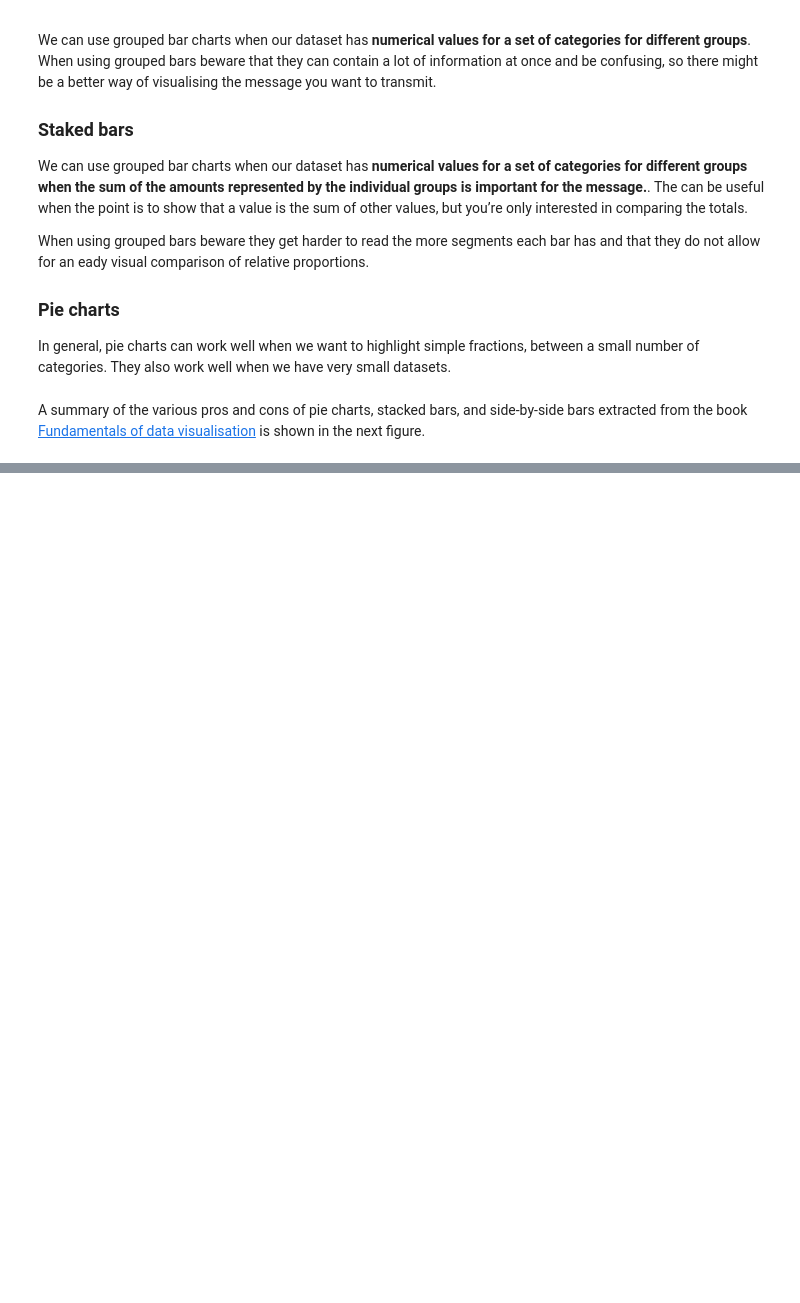
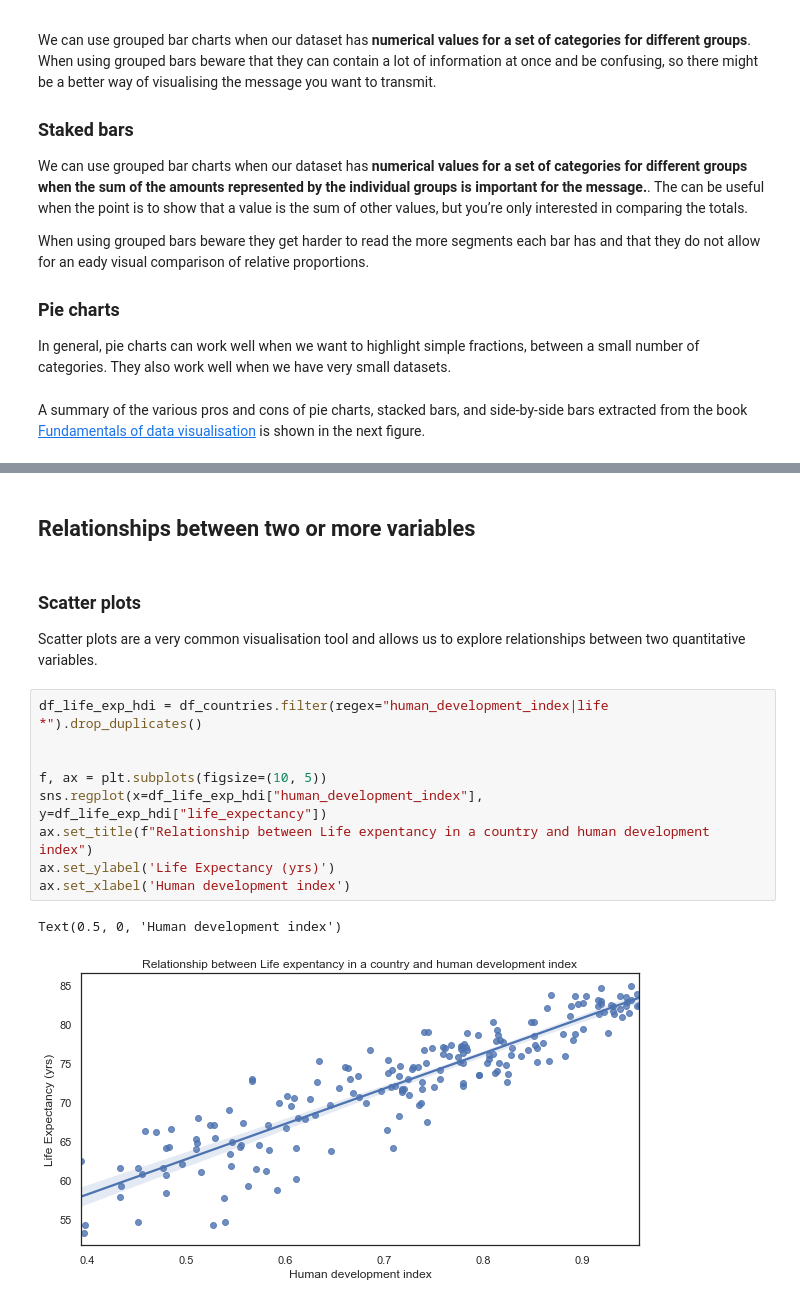
Before and after one commit to alan-turing-institute/rds-course, a Jupyter notebook: coursebook/modules/m3/m3.3.ipynb, the cells around one changed output, grey strips where cells are left out. Drawn from its saved outputs; the diff is of its cells as text; blank space fills up the shorter version.

```diff
--- a/coursebook/modules/m3/m3.3.ipynb
+++ b/coursebook/modules/m3/m3.3.ipynb
@@ -196,3 +263,21 @@ In general, pie charts can work well when we want to highlight simple fractions,
 A summary of the various pros and cons of pie charts, stacked bars, and side-by-side bars extracted from the book [Fundamentals of data visualisation](https://clauswilke.com/dataviz/visualizing-proportions.html#a-case-for-pie-charts) is shown in the next figure.
 # %% [markdown]
 <td> <img src="proportions_table.png" alt="Drawing" style="width: 550px;"/> </td>
+# %% [markdown]
+## Relationships between two or more variables
+# %% [markdown]
+### Scatter plots
+
+Scatter plots are a very common visualisation tool and allows us to explore relationships between two quantitative variables.
+# %%
+df_life_exp_hdi = df_countries.filter(regex="human_development_index|life *").drop_duplicates()
+
+
+f, ax = plt.subplots(figsize=(10, 5))
+sns.regplot(x=df_life_exp_hdi["human_development_index"], y=df_life_exp_hdi["life_expectancy"])
+ax.set_title(f"Relationship between Life expentancy in a country and human development index")
+ax.set_ylabel('Life Expectancy (yrs)')
+ax.set_xlabel('Human development index')
+# %% [output]
+Text(0.5, 0, 'Human development index')
+[figure, added]
```
Also changed, not shown: parts of 14 cells of this notebook, 1 other file.
